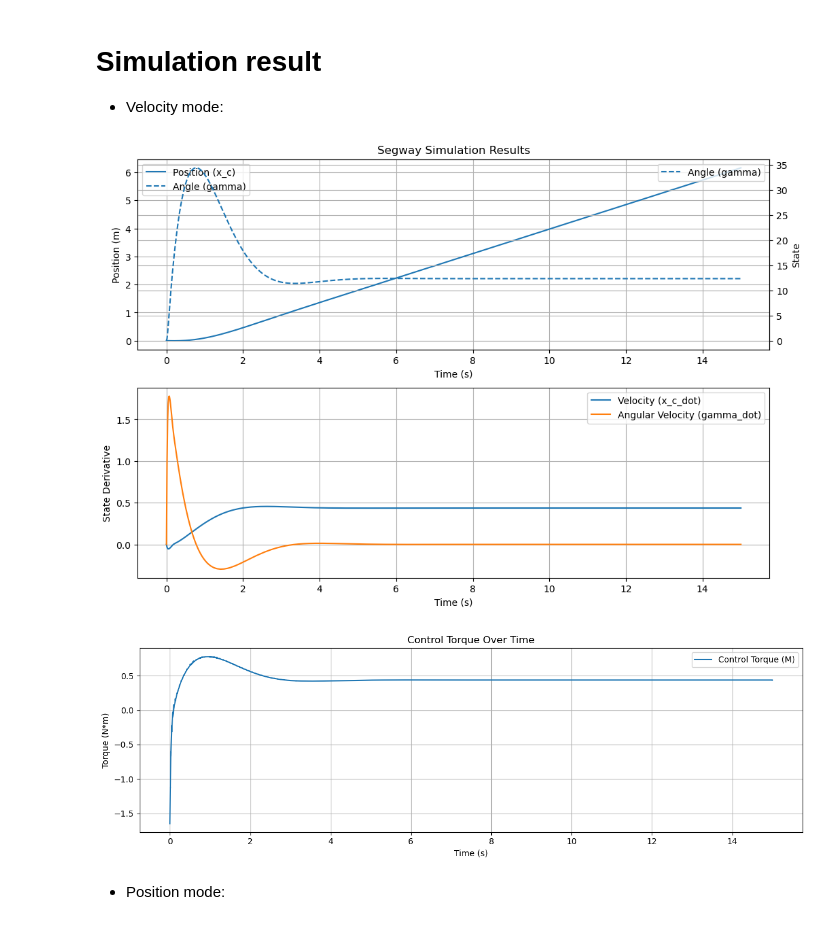
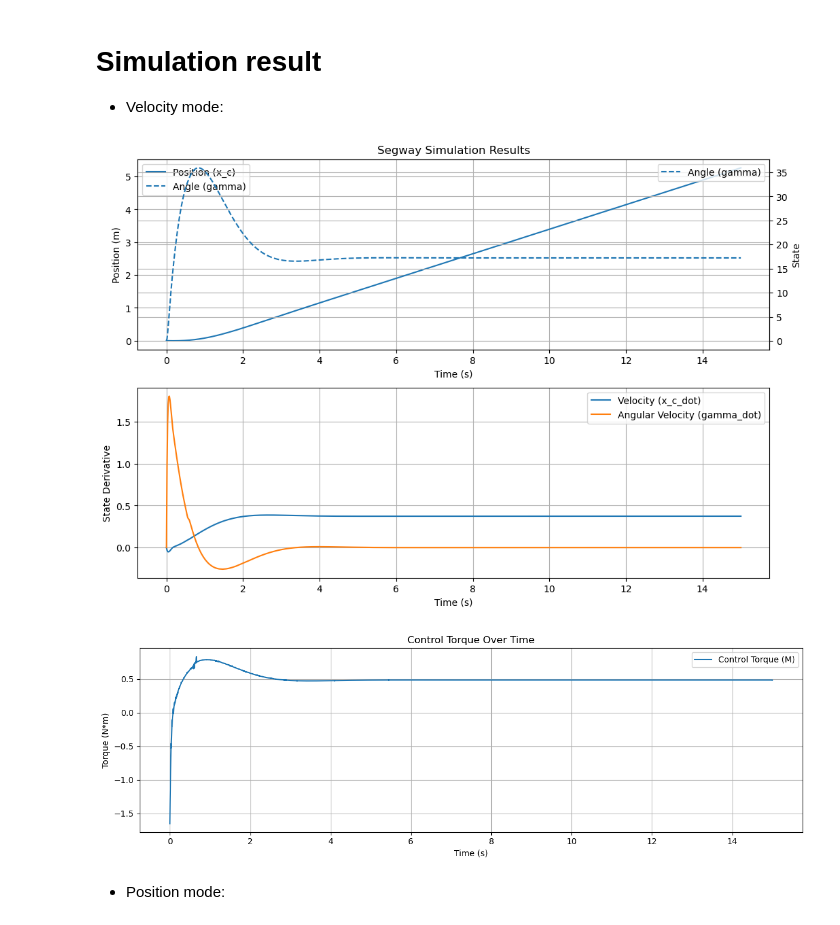
Before and after one commit to gaoshenghan1130/Python_Simu4Unicycle, a Jupyter notebook: Derivation/Segway/Segway_rollingResistance.ipynb, the cells around one changed output. Saved outputs shown, nothing was run; the diff lists cells and outputs as text; code cells hidden in the pictures.

Commit message:
paramtuner

```diff
--- a/Derivation/Segway/Segway_rollingResistance.ipynb
+++ b/Derivation/Segway/Segway_rollingResistance.ipynb
@@ -91,29 +91,30 @@ $$
 # %%
 from Runner import run_simulation
 from Parameters import params
 from Config import CONTROL_MODE, MODEL_T, CONTROL_STRATEGY
 
-params.mu_rolling = 0.005
+#Best Parameters: {'B': 0.0610938440829908, 'B_0': 0.07777602036724303, 'mu_rolling': 0.01260873072312641}
+
+params.mu_rolling = 0.01260873072312641
 params.smooth_factor = 100
-params.B = 0.1
-
-params.B_0 = 0.0
+params.B = 0.0610938440829908
+params.B_0 = 0.07777602036724303
 
 
 run_simulation(
     initial_state=[0.0, 0.0, 0.0, 0.0],
     time_span=(0, 15),
     control_mode=CONTROL_MODE.VELOCITY,
     controller_type=CONTROL_STRATEGY.PD,
     desired_gamma=0.0,
     desired_velocity=0.5,
     desired_position=0.0,
     model_type=MODEL_T.ROLLING_RESISTANCE,
     record_Torque=True,
     export_CSV_flag=True,
 )
 # %% [output]
-[figure, old version]
+[figure, new version]
 [figure]
 # %% [markdown]
 - Position mode:
```
Also changed, not shown: parts of 1 cell of this notebook, 15 other files.
